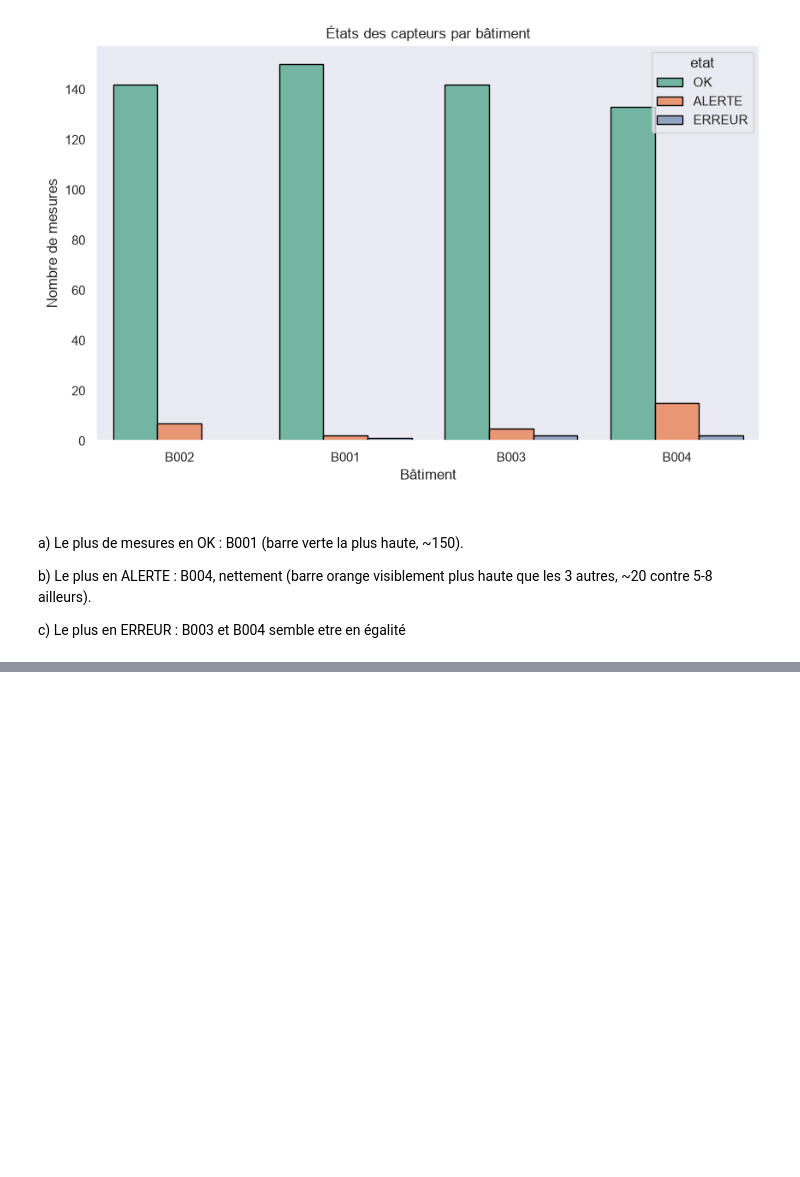
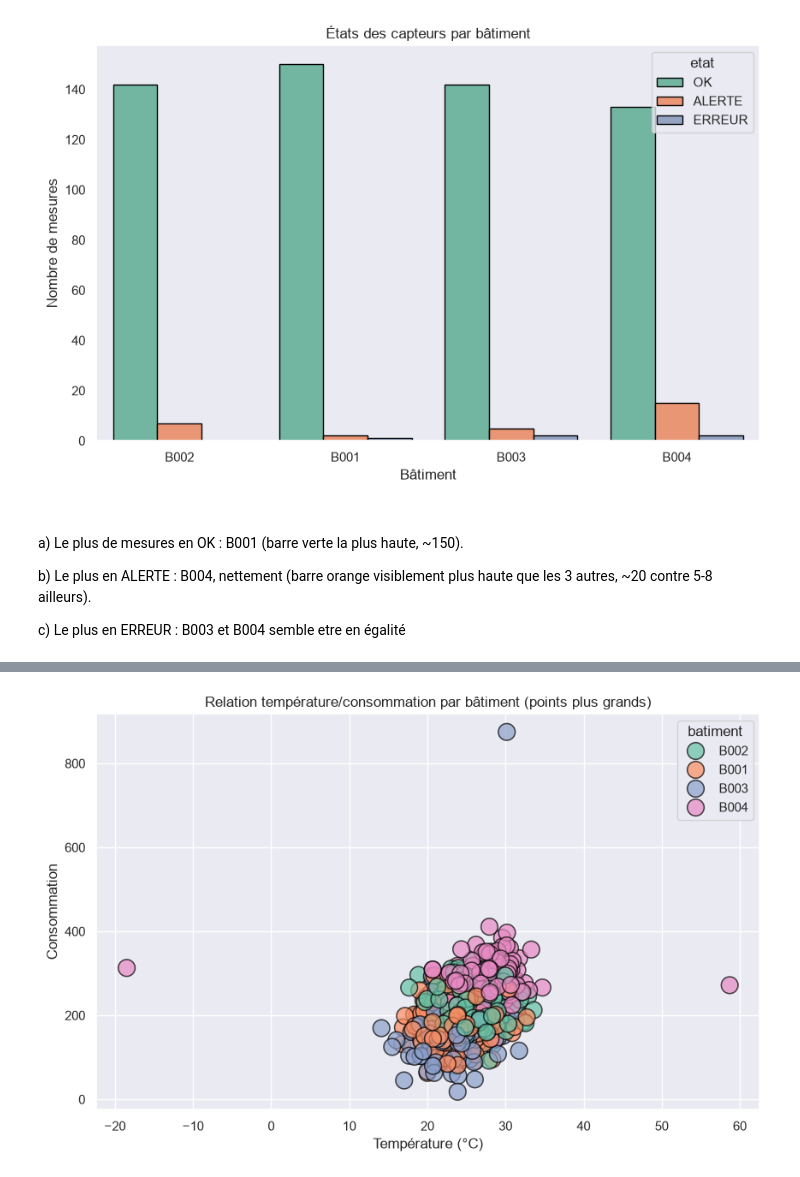
Before and after one commit to Mayra-99/atelier_seaborn_iot, a Jupyter notebook: notebooks/atelier_seaborn_iot.ipynb, the cells around one changed output, grey strips where cells are left out. Cells and saved outputs as stored; diff of their text form; code cells hidden in the pictures; blank space fills up the shorter version.

```diff
--- a/notebooks/atelier_seaborn_iot.ipynb
+++ b/notebooks/atelier_seaborn_iot.ipynb
@@ -318,0 +356,11 @@ c) Le plus en ERREUR : B003 et B004 semble etre en  égalité
+# %%
+plt.figure(figsize=(10, 6))
+sns.scatterplot(data=df, x="temperature", y="consommation", hue="batiment",
+                 palette="Set2", s=200, alpha=0.7, edgecolor="black")
+plt.title("Relation température/consommation par bâtiment (points plus grands)")
+plt.xlabel("Température (°C)")
+plt.ylabel("Consommation")
+plt.grid(True)
+plt.show()
+# %% [output]
+[figure, added]
```
Also changed, not shown: parts of 6 cells of this notebook.
